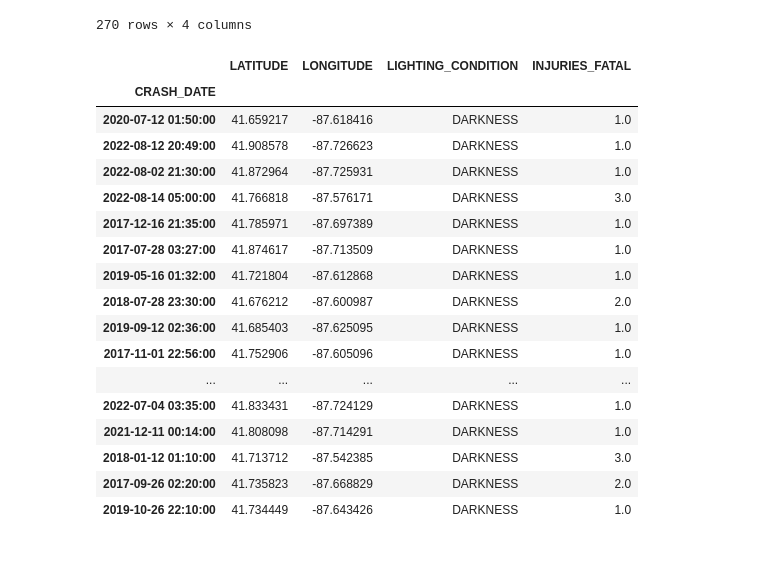
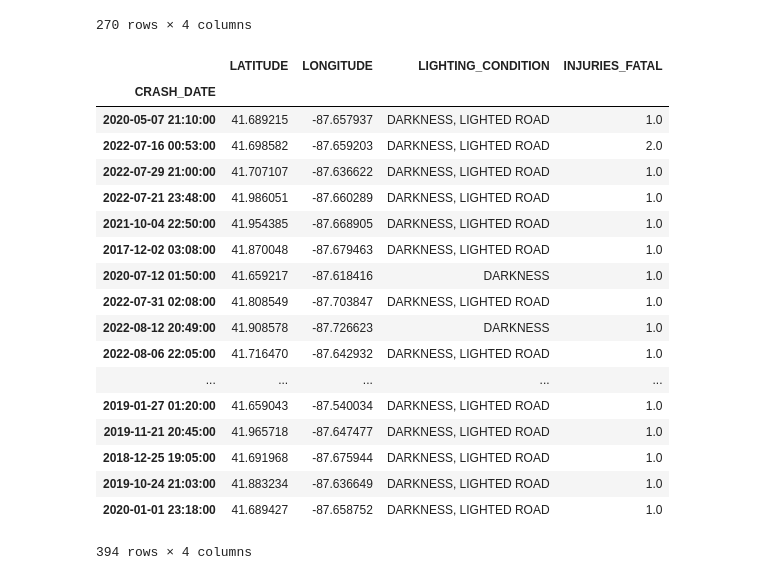
Before and after one commit to zuke0000/Data-Visualization, a Jupyter notebook: Car crashes.ipynb, the cells around one changed output. Saved outputs shown, nothing was run; the diff lists cells and outputs as text; code cells hidden in the pictures.

```diff
--- a/Untitled.ipynb
+++ b/Car crashes.ipynb
@@ -39,25 +50,26 @@ daylightCrashes
 270 rows × 4 columns
 # %%
 # darkness crashes
-darknessCrashes = myColumns.loc[(myColumns.INJURIES_FATAL > 0) & (myColumns.LIGHTING_CONDITION == 'DARKNESS')]
-darknessCrashes.to_csv('darknessCrashes.csv', index=True, header=True)
+darknessCrashes = myColumns.loc[(myColumns.INJURIES_FATAL > 0) & ((myColumns.LIGHTING_CONDITION == 'DARKNESS, LIGHTED ROAD') | (myColumns.LIGHTING_CONDITION == 'DARKNESS'))]
+# darknessCrashes.to_csv('darknessCrashes.csv', index=True, header=True)
 darknessCrashes
 # %% [output]
 |  | LATITUDE | LONGITUDE | LIGHTING_CONDITION | INJURIES_FATAL |
 | CRASH_DATE |  |  |  |  |
+| 2020-05-07 21:10:00 | 41.689215 | -87.657937 | DARKNESS, LIGHTED ROAD | 1.0 |
+| 2022-07-16 00:53:00 | 41.698582 | -87.659203 | DARKNESS, LIGHTED ROAD | 2.0 |
+| 2022-07-29 21:00:00 | 41.707107 | -87.636622 | DARKNESS, LIGHTED ROAD | 1.0 |
+| 2022-07-21 23:48:00 | 41.986051 | -87.660289 | DARKNESS, LIGHTED ROAD | 1.0 |
+| 2021-10-04 22:50:00 | 41.954385 | -87.668905 | DARKNESS, LIGHTED ROAD | 1.0 |
+| 2017-12-02 03:08:00 | 41.870048 | -87.679463 | DARKNESS, LIGHTED ROAD | 1.0 |
 | 2020-07-12 01:50:00 | 41.659217 | -87.618416 | DARKNESS | 1.0 |
+| 2022-07-31 02:08:00 | 41.808549 | -87.703847 | DARKNESS, LIGHTED ROAD | 1.0 |
 | 2022-08-12 20:49:00 | 41.908578 | -87.726623 | DARKNESS | 1.0 |
-| 2022-08-02 21:30:00 | 41.872964 | -87.725931 | DARKNESS | 1.0 |
-| 2022-08-14 05:00:00 | 41.766818 | -87.576171 | DARKNESS | 3.0 |
-| 2017-12-16 21:35:00 | 41.785971 | -87.697389 | DARKNESS | 1.0 |
-| 2017-07-28 03:27:00 | 41.874617 | -87.713509 | DARKNESS | 1.0 |
-| 2019-05-16 01:32:00 | 41.721804 | -87.612868 | DARKNESS | 1.0 |
-| 2018-07-28 23:30:00 | 41.676212 | -87.600987 | DARKNESS | 2.0 |
-| 2019-09-12 02:36:00 | 41.685403 | -87.625095 | DARKNESS | 1.0 |
-| 2017-11-01 22:56:00 | 41.752906 | -87.605096 | DARKNESS | 1.0 |
+| 2022-08-06 22:05:00 | 41.716470 | -87.642932 | DARKNESS, LIGHTED ROAD | 1.0 |
 | ... | ... | ... | ... | ... |
-| 2022-07-04 03:35:00 | 41.833431 | -87.724129 | DARKNESS | 1.0 |
-| 2021-12-11 00:14:00 | 41.808098 | -87.714291 | DARKNESS | 1.0 |
-| 2018-01-12 01:10:00 | 41.713712 | -87.542385 | DARKNESS | 3.0 |
-| 2017-09-26 02:20:00 | 41.735823 | -87.668829 | DARKNESS | 2.0 |
-| 2019-10-26 22:10:00 | 41.734449 | -87.643426 | DARKNESS | 1.0 |
+| 2019-01-27 01:20:00 | 41.659043 | -87.540034 | DARKNESS, LIGHTED ROAD | 1.0 |
+| 2019-11-21 20:45:00 | 41.965718 | -87.647477 | DARKNESS, LIGHTED ROAD | 1.0 |
+| 2018-12-25 19:05:00 | 41.691968 | -87.675944 | DARKNESS, LIGHTED ROAD | 1.0 |
+| 2019-10-24 21:03:00 | 41.883234 | -87.636649 | DARKNESS, LIGHTED ROAD | 1.0 |
+| 2020-01-01 23:18:00 | 41.689427 | -87.658752 | DARKNESS, LIGHTED ROAD | 1.0 |
+394 rows × 4 columns
```
Also changed, not shown: parts of 1 cell of this notebook, 2 other files.
